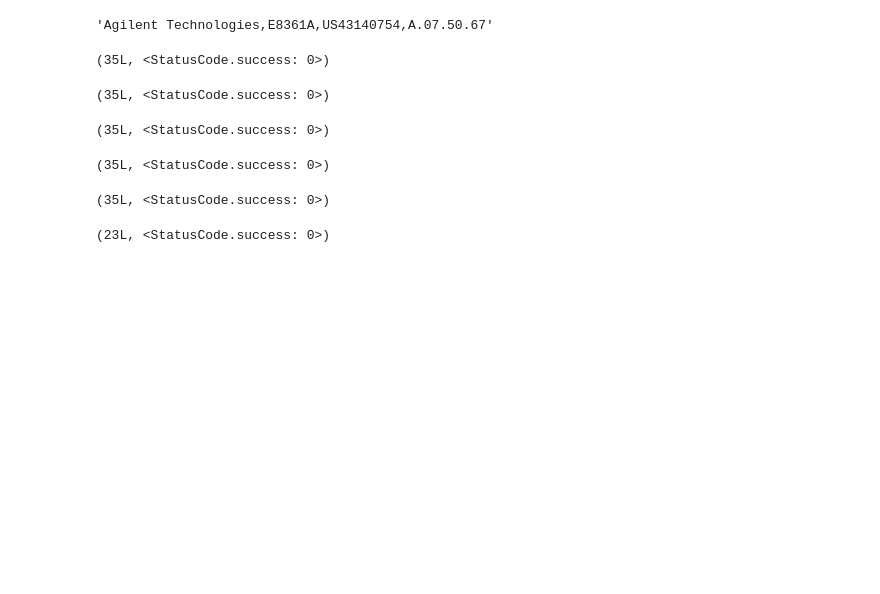
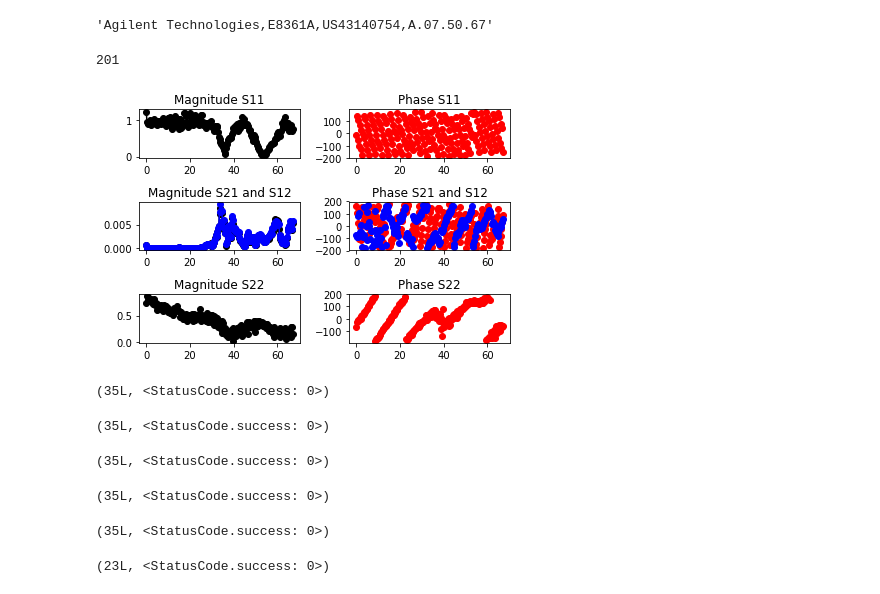
Before and after one commit to aricsanders/Jupyter-Notebooks, a Jupyter notebook: Instrument_Control_Outline_20170417_001.ipynb, the cells around one changed output. Cells and saved outputs as stored; diff of their text form; code cells hidden in the pictures; blank space fills up the shorter version.

```diff
--- a/Instrument_Control_Outline_20170417_001.ipynb
+++ b/Instrument_Control_Outline_20170417_001.ipynb
@@ -246,3 +323,5 @@ pna.get_state()
 pna.idn
 # %% [output]
 'Agilent Technologies,E8361A,US43140754,A.07.50.67'
+# %%
+pna=VNA("E8361A")
@@ -248,0 +330,6 @@ pna.idn
+# %%
+len(pna.frequency_list)
+# %% [output]
+201
+# %%
+pna.set_IFBW(20)
@@ -249,3 +339,12 @@ pna.idn
+# %%
+
+#pna.set_frequency(10**6,40*10**9,201)
+s2p=pna.measure_sparameters()
+# %%
+s2p.change_frequency_units("GHz")
+s2p.show();
+# %% [output]
+[figure, added]
 # %%
 pna.write("SYST:FPRESET")
 pna.write("DISPlay:WINDow1:STATE ON")
```
Also changed, not shown: parts of 13 cells of this notebook.
